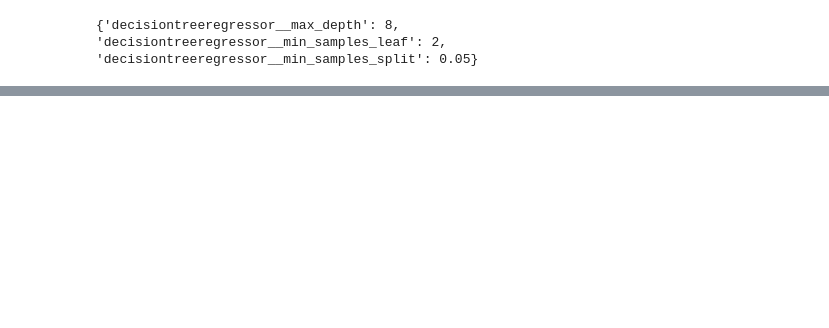
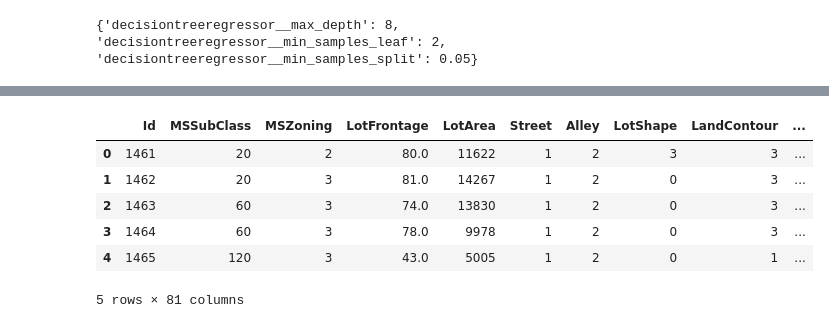
Before and after one commit to berndheidemann/fa21b_house_prices, a Jupyter notebook: analysis.ipynb, the cells around one changed output, grey strips where cells are left out. Cells and saved outputs as stored; diff of their text form; code cells hidden in the pictures; blank space fills up the shorter version.

```diff
--- a/analysis.ipynb
+++ b/analysis.ipynb
@@ -263,0 +365,16 @@ DT rmse on valid 0.18444779624435692
+# %%
+remove_cols_with_too_many_null(df_test)
+add_lot_frontage_isnull_feature(df_test)
+fill_fireplace_with_Null(df_test)
+fill_num_cols_with_mean(df_test)
+fill_cat_cols_with_mode(df_test)
+convert_cat_to_numeric(df_test)
+df_test.head(5)
+# %% [output]
+|  | Id | MSSubClass | MSZoning | LotFrontage | LotArea | Street | Alley | LotShape | LandContour | ... |
+| 0 | 1461 | 20 | 2 | 80.0 | 11622 | 1 | 2 | 3 | 3 | ... |
+| 1 | 1462 | 20 | 3 | 81.0 | 14267 | 1 | 2 | 0 | 3 | ... |
+| 2 | 1463 | 60 | 3 | 74.0 | 13830 | 1 | 2 | 0 | 3 | ... |
+| 3 | 1464 | 60 | 3 | 78.0 | 9978 | 1 | 2 | 0 | 3 | ... |
+| 4 | 1465 | 120 | 3 | 43.0 | 5005 | 1 | 2 | 0 | 1 | ... |
+5 rows × 81 columns
```
Also changed, not shown: parts of 43 cells of this notebook, 1 other file.
